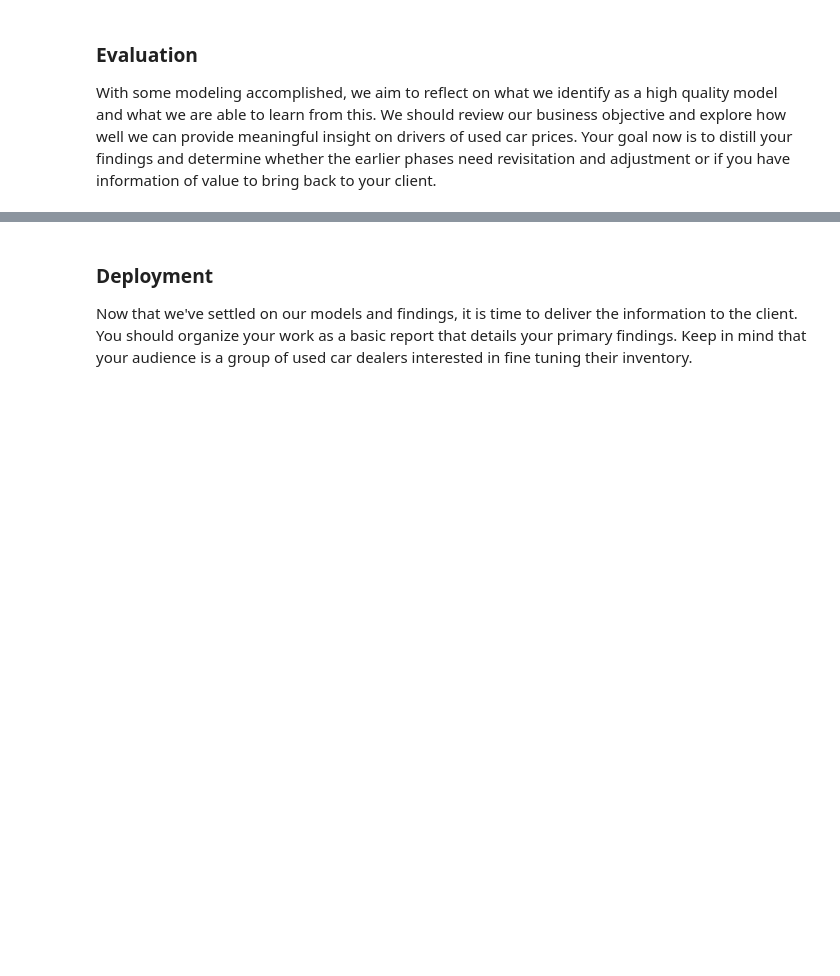
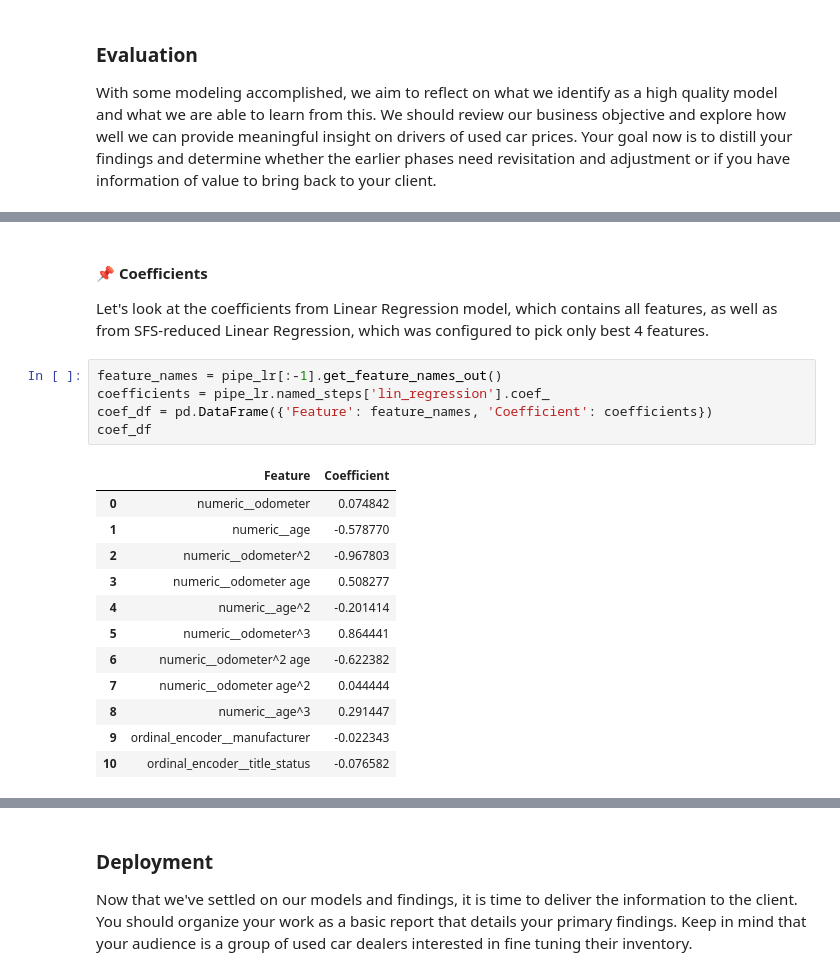
Before and after one commit to outdegree/BH-PCMLAI-M11-App2, a Jupyter notebook: prompt_II.ipynb, the cells around one changed output, grey strips where cells are left out. Drawn from its saved outputs; the diff is of its cells as text; blank space fills up the shorter version.

```diff
--- a/prompt_II.ipynb
+++ b/prompt_II.ipynb
@@ -387,0 +612,22 @@ With some modeling accomplished, we aim to reflect on what we identify as a high
+# %% [markdown]
+#### 📌 Coefficients
+
+Let's look at the coefficients from Linear Regression model, which contains all features, as well as from SFS-reduced Linear Regression, which was configured to pick only best 4 features.
+# %%
+feature_names = pipe_lr[:-1].get_feature_names_out()
+coefficients = pipe_lr.named_steps['lin_regression'].coef_
+coef_df = pd.DataFrame({'Feature': feature_names, 'Coefficient': coefficients})
+coef_df
+# %% [output]
+|  | Feature | Coefficient |
+| 0 | numeric__odometer | 0.074842 |
+| 1 | numeric__age | -0.578770 |
+| 2 | numeric__odometer^2 | -0.967803 |
+| 3 | numeric__odometer age | 0.508277 |
+| 4 | numeric__age^2 | -0.201414 |
+| 5 | numeric__odometer^3 | 0.864441 |
+| 6 | numeric__odometer^2 age | -0.622382 |
+| 7 | numeric__odometer age^2 | 0.044444 |
+| 8 | numeric__age^3 | 0.291447 |
+| 9 | ordinal_encoder__manufacturer | -0.022343 |
+| 10 | ordinal_encoder__title_status | -0.076582 |
```
Also changed, not shown: parts of 34 cells of this notebook, 4 other files.
